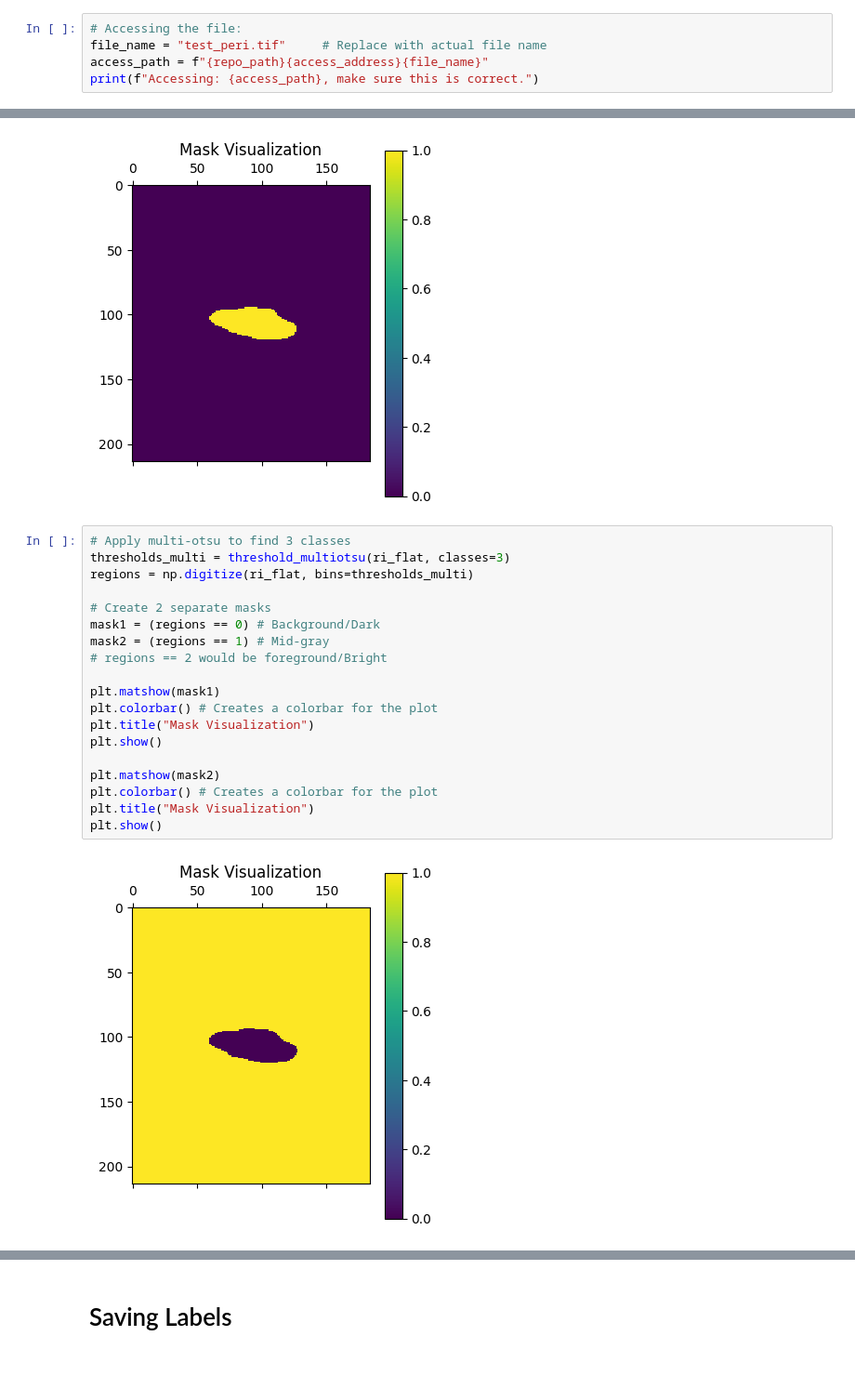
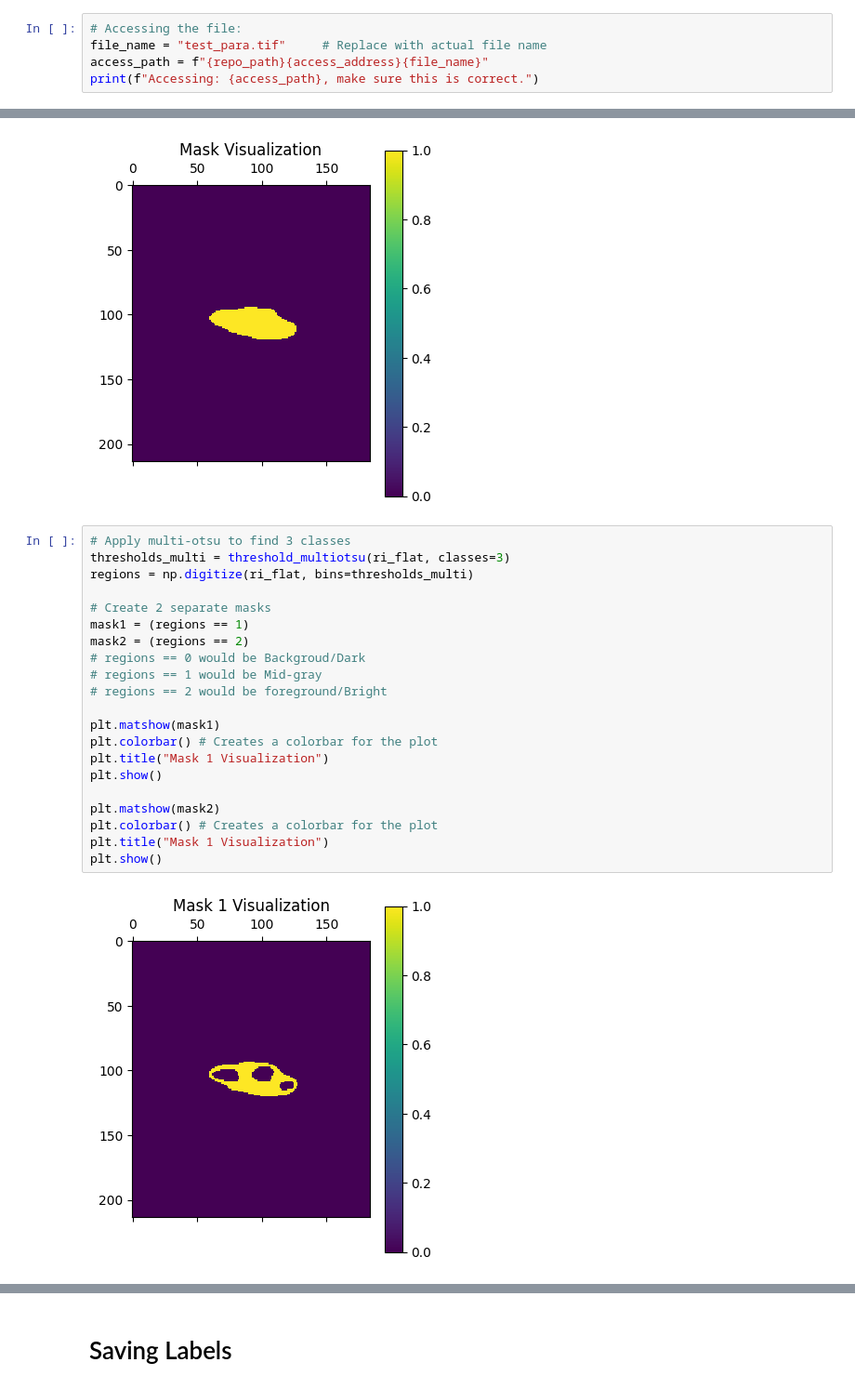
Before and after one commit to Cow415/Photon-Transport-Simulation, a Jupyter notebook: run_data processing/2D/para_ri_extract.ipynb, the cells around one changed output, grey strips where cells are left out. Shown at 93% size. Cells and saved outputs as stored; diff of their text form.

```diff
--- a/run_data processing/2D/peri_ri_extract.ipynb
+++ b/run_data processing/2D/para_ri_extract.ipynb
@@ -34,7 +34,7 @@ def modified_output_address(file_name, tag):
 Load in the data as a numpy matrix
 # %%
 # Accessing the file:
-file_name = "test_peri.tif"     # Replace with actual file name
+file_name = "test_para.tif"     # Replace with actual file name
 access_path = f"{repo_path}{access_address}{file_name}"
 print(f"Accessing: {access_path}, make sure this is correct.")
 # %% [output]
@@ -205,21 +203,23 @@ Unique values in binary matrix: [0 1]
 # %%
 # Apply multi-otsu to find 3 classes
 thresholds_multi = threshold_multiotsu(ri_flat, classes=3)
 regions = np.digitize(ri_flat, bins=thresholds_multi)
 
 # Create 2 separate masks
-mask1 = (regions == 0) # Background/Dark
-mask2 = (regions == 1) # Mid-gray
+mask1 = (regions == 1)
+mask2 = (regions == 2)
+# regions == 0 would be Backgroud/Dark
+# regions == 1 would be Mid-gray
 # regions == 2 would be foreground/Bright
 
 plt.matshow(mask1)
 plt.colorbar() # Creates a colorbar for the plot
-plt.title("Mask Visualization")
+plt.title("Mask 1 Visualization")
 plt.show()
 
 plt.matshow(mask2)
 plt.colorbar() # Creates a colorbar for the plot
-plt.title("Mask Visualization")
+plt.title("Mask 1 Visualization")
 plt.show()
 # %% [output]
-[figure, old version]
+[figure, new version]
```
Also changed, not shown: parts of 10 cells of this notebook, 6 other files.
